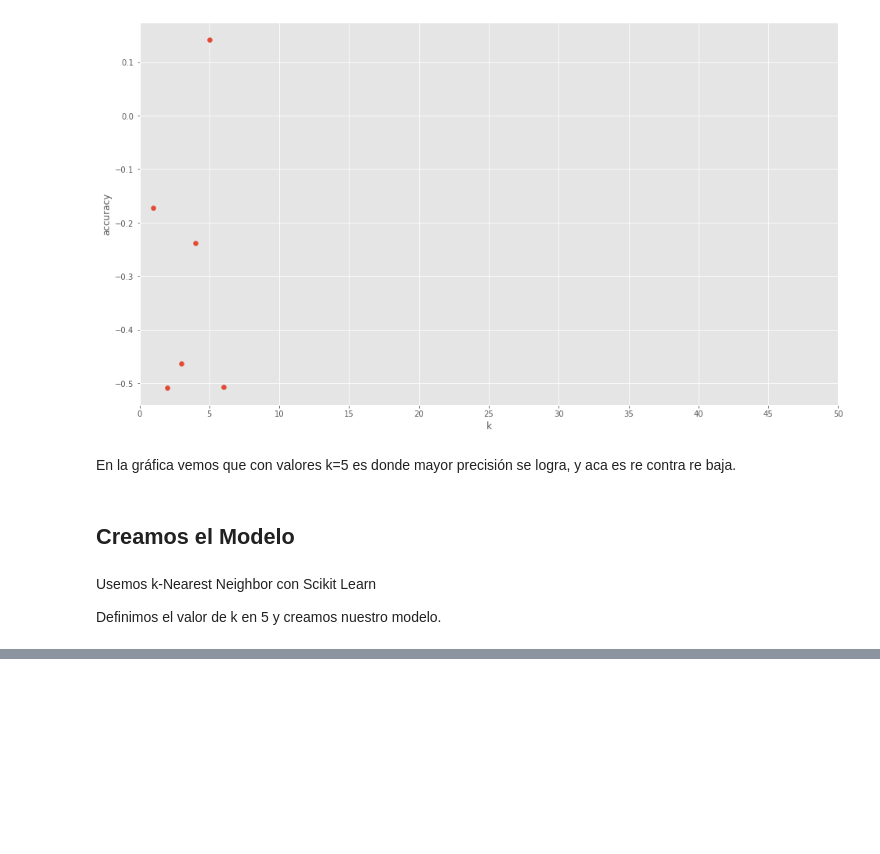
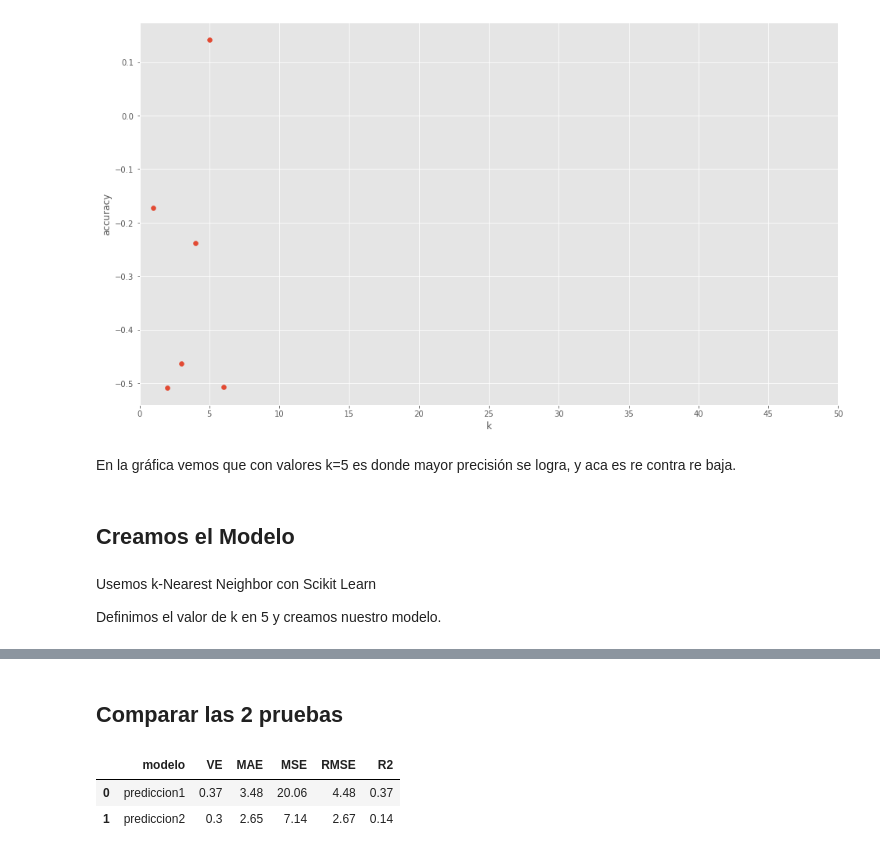
Before and after one commit to LucilaAllende/datos-tesina-2021, a Jupyter notebook: Cuadernos Jupyter/Forraje/Análisis Forraje KNN.ipynb, the cells around one changed output, grey strips where cells are left out. Cells and saved outputs as stored; diff of their text form; code cells hidden in the pictures; blank space fills up the shorter version.

```diff
--- a/Cuadernos Jupyter/Forraje/Análisis Forraje KNN.ipynb
+++ b/Cuadernos Jupyter/Forraje/Análisis Forraje KNN.ipynb
@@ -400,0 +479,11 @@ Vemos que la precisión que nos da es de 3% en el set de entrenamiento y del 14%
+# %% [markdown]
+## Comparar las 2 pruebas
+# %%
+tabla = pd.DataFrame(columns=['modelo', 'VE', 'MAE', 'MSE', 'RMSE','R2'],index=range(2))
+tabla.iloc[0] = ('prediccion1',0.37,3.48,20.06,4.48,0.37)
+tabla.iloc[1] = ('prediccion2',0.30,2.65,7.14,2.67,0.14)
+tabla
+# %% [output]
+|  | modelo | VE | MAE | MSE | RMSE | R2 |
+| 0 | prediccion1 | 0.37 | 3.48 | 20.06 | 4.48 | 0.37 |
+| 1 | prediccion2 | 0.3 | 2.65 | 7.14 | 2.67 | 0.14 |
```
Also changed, not shown: parts of 27 cells of this notebook.
